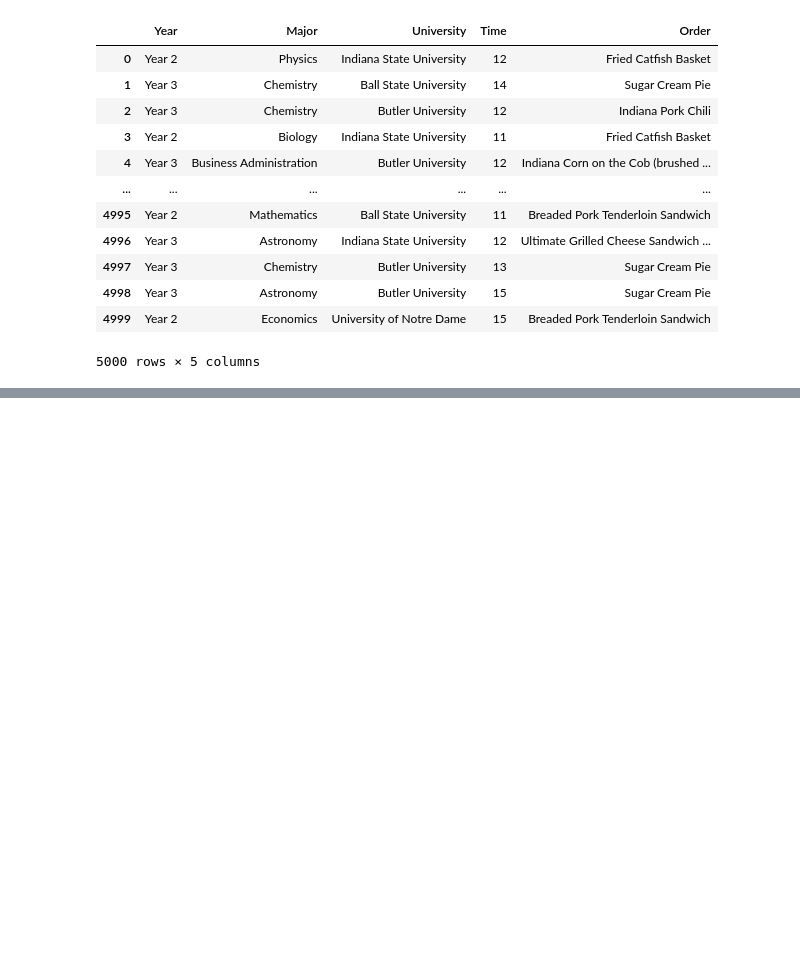
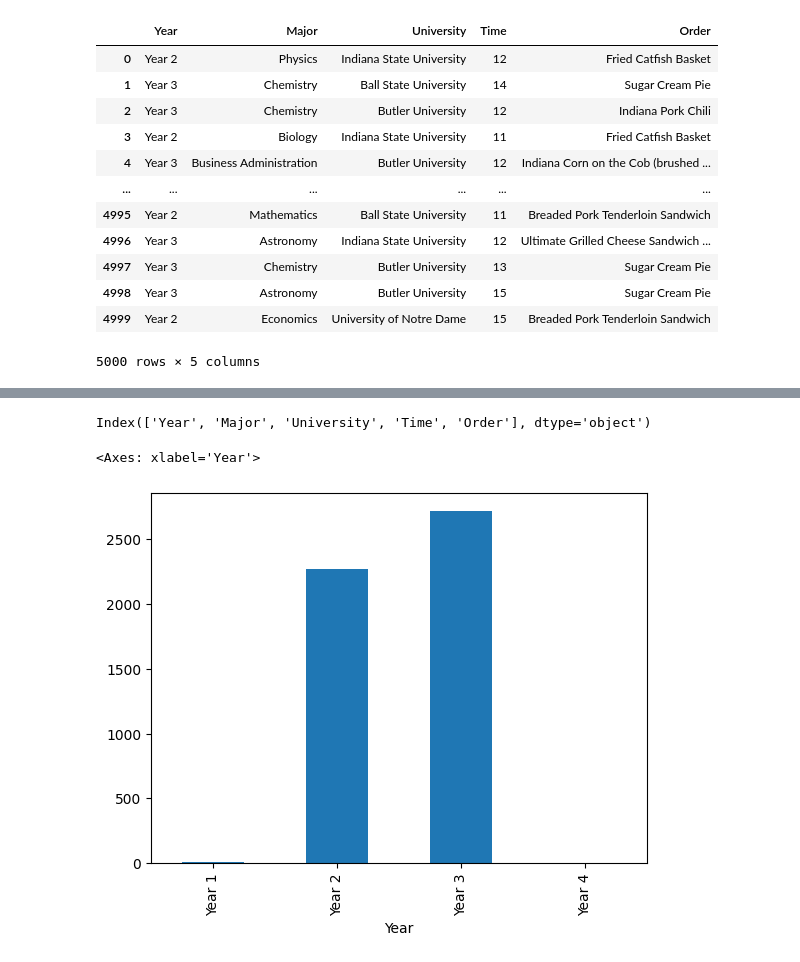
Before and after one commit to louis-kiyus/Xtern-23-food-truck, a Jupyter notebook: food-truck.ipynb, the cells around one changed output, grey strips where cells are left out. Drawn from its saved outputs; the diff is of its cells as text; code cells hidden in the pictures; blank space fills up the shorter version.

Commit message:
added rough visualization of data

```diff
--- a/food-truck.ipynb
+++ b/food-truck.ipynb
@@ -21,0 +43,9 @@ content
+# %%
+content.columns
+# %% [output]
+Index(['Year', 'Major', 'University', 'Time', 'Order'], dtype='object')
+# %%
+content.groupby('Year').size().plot(kind='bar')
+# %% [output]
+<Axes: xlabel='Year'>
+[figure, added]
```
Also changed, not shown: parts of 8 cells of this notebook.
